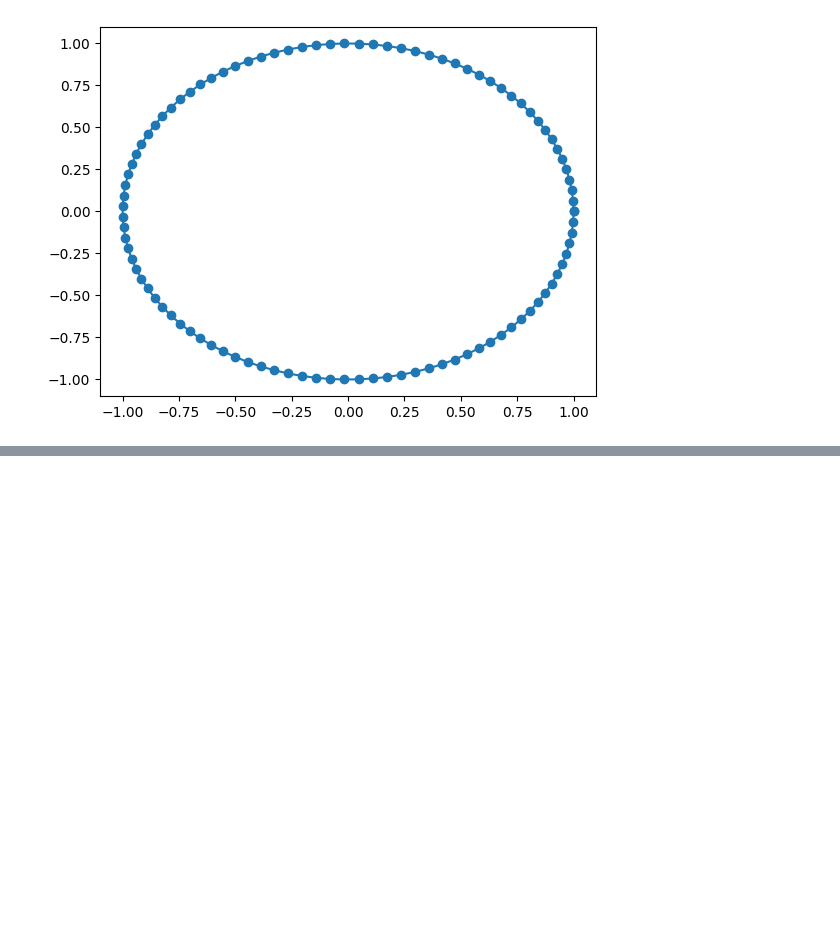
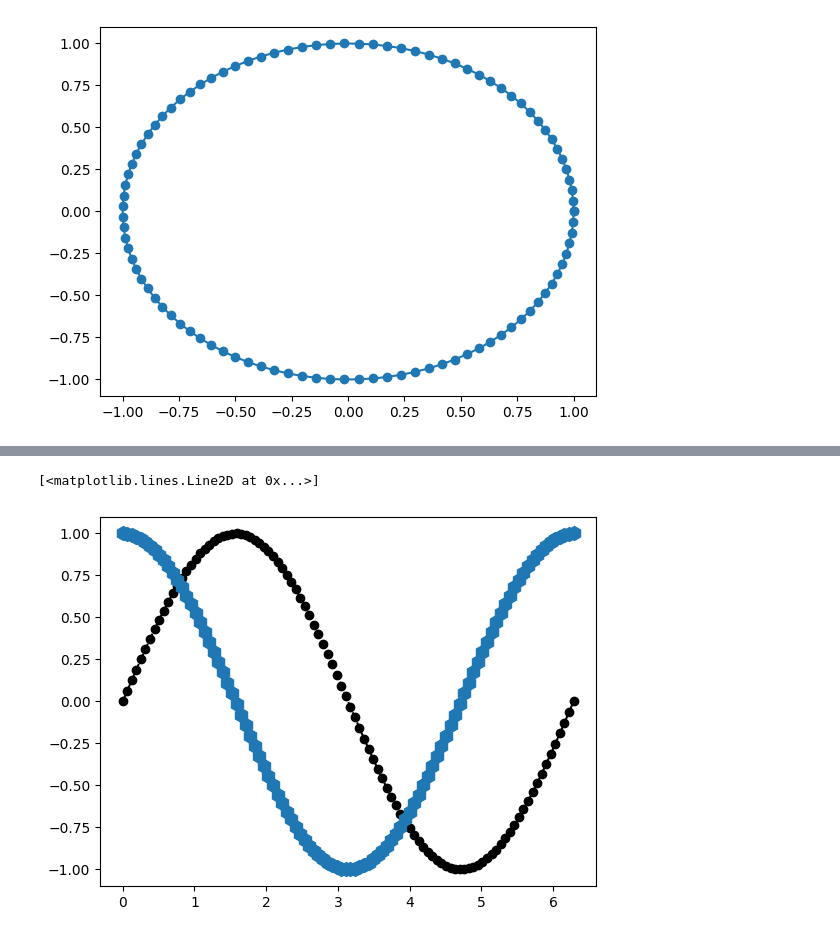
Before and after one commit to Aditya8399/Python-data-analytics, a Jupyter notebook: Data analysis/visualization.ipynb, the cells around one changed output, grey strips where cells are left out. Saved outputs shown, nothing was run; the diff lists cells and outputs as text; code cells hidden in the pictures; blank space fills up the shorter version.

```diff
--- a/Data analysis/visualization.ipynb
+++ b/Data analysis/visualization.ipynb
@@ -84,0 +91,6 @@ plt.plot(y,x, 'o-')
+# %%
+plt.plot(t, x, 'ko--')
+plt.plot(t, y, 'h-',  markersize= 10)
+# %% [output]
+[<matplotlib.lines.Line2D at 0x...>]
+[figure, added]
```
Also changed, not shown: parts of 3 cells of this notebook.
